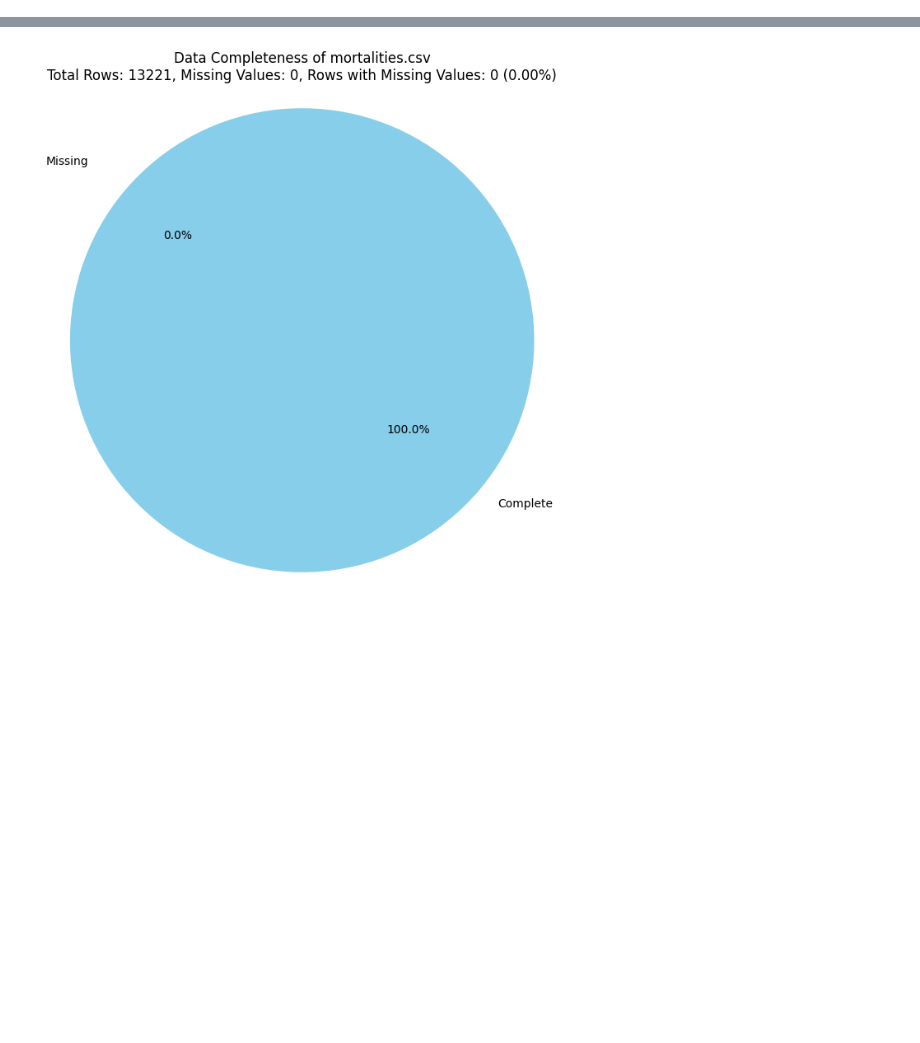
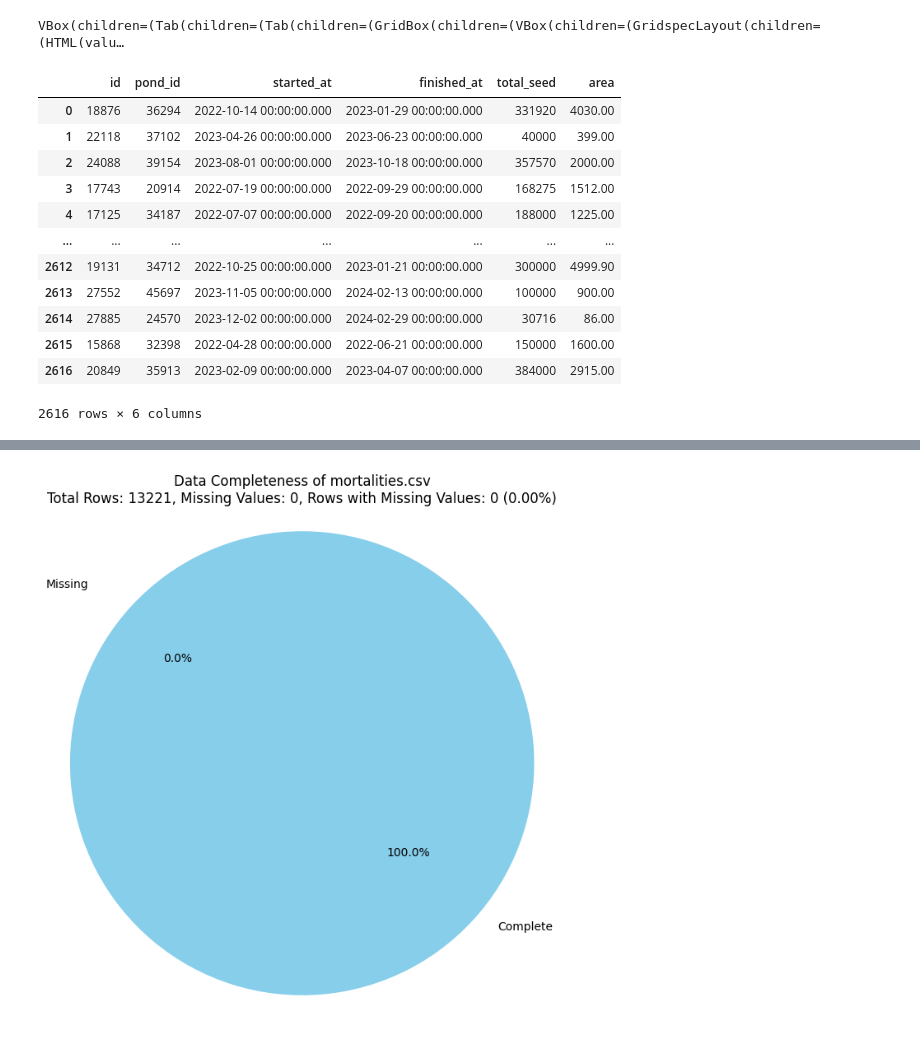
Before and after one commit to Candratama/Jala-Data-Scientist, a Jupyter notebook: Data Science - Test.ipynb, the cells around one changed output, grey strips where cells are left out. Drawn from its saved outputs; the diff is of its cells as text; code cells hidden in the pictures; blank space fills up the shorter version.

```diff
--- a/Data Science - Test.ipynb
+++ b/Data Science - Test.ipynb
@@ -0,0 +65,29 @@
+# %%
+# Reprofiling the ponds data
+ponds_profile = ProfileReport(df_ponds, title="Ponds Data Profiling Report")
+ponds_profile.to_widgets()
+# %% [output]
+VBox(children=(Tab(children=(Tab(children=(GridBox(children=(VBox(children=(GridspecLayout(children=(HTML(valu…
+# %%
+# Load the data from cycles.csv
+df_cycles = pd.read_csv('data/cycles.csv')
+df_cycles = df_cycles[['id',
+                       'pond_id',
+                       'started_at',
+                       'finished_at', 'total_seed', 'area']]
+df_cycles = df_cycles.dropna()
+df_cycles
+# %% [output]
+|  | id | pond_id | started_at | finished_at | total_seed | area |
+| 0 | 18876 | 36294 | 2022-10-14 00:00:00.000 | 2023-01-29 00:00:00.000 | 331920 | 4030.00 |
+| 1 | 22118 | 37102 | 2023-04-26 00:00:00.000 | 2023-06-23 00:00:00.000 | 40000 | 399.00 |
+| 2 | 24088 | 39154 | 2023-08-01 00:00:00.000 | 2023-10-18 00:00:00.000 | 357570 | 2000.00 |
+| 3 | 17743 | 20914 | 2022-07-19 00:00:00.000 | 2022-09-29 00:00:00.000 | 168275 | 1512.00 |
+| 4 | 17125 | 34187 | 2022-07-07 00:00:00.000 | 2022-09-20 00:00:00.000 | 188000 | 1225.00 |
+| ... | ... | ... | ... | ... | ... | ... |
+| 2612 | 19131 | 34712 | 2022-10-25 00:00:00.000 | 2023-01-21 00:00:00.000 | 300000 | 4999.90 |
+| 2613 | 27552 | 45697 | 2023-11-05 00:00:00.000 | 2024-02-13 00:00:00.000 | 100000 | 900.00 |
+| 2614 | 27885 | 24570 | 2023-12-02 00:00:00.000 | 2024-02-29 00:00:00.000 | 30716 | 86.00 |
+| 2615 | 15868 | 32398 | 2022-04-28 00:00:00.000 | 2022-06-21 00:00:00.000 | 150000 | 1600.00 |
+| 2616 | 20849 | 35913 | 2023-02-09 00:00:00.000 | 2023-04-07 00:00:00.000 | 384000 | 2915.00 |
+2616 rows × 6 columns
```
Also changed, not shown: parts of 19 cells of this notebook, 2 other files.
